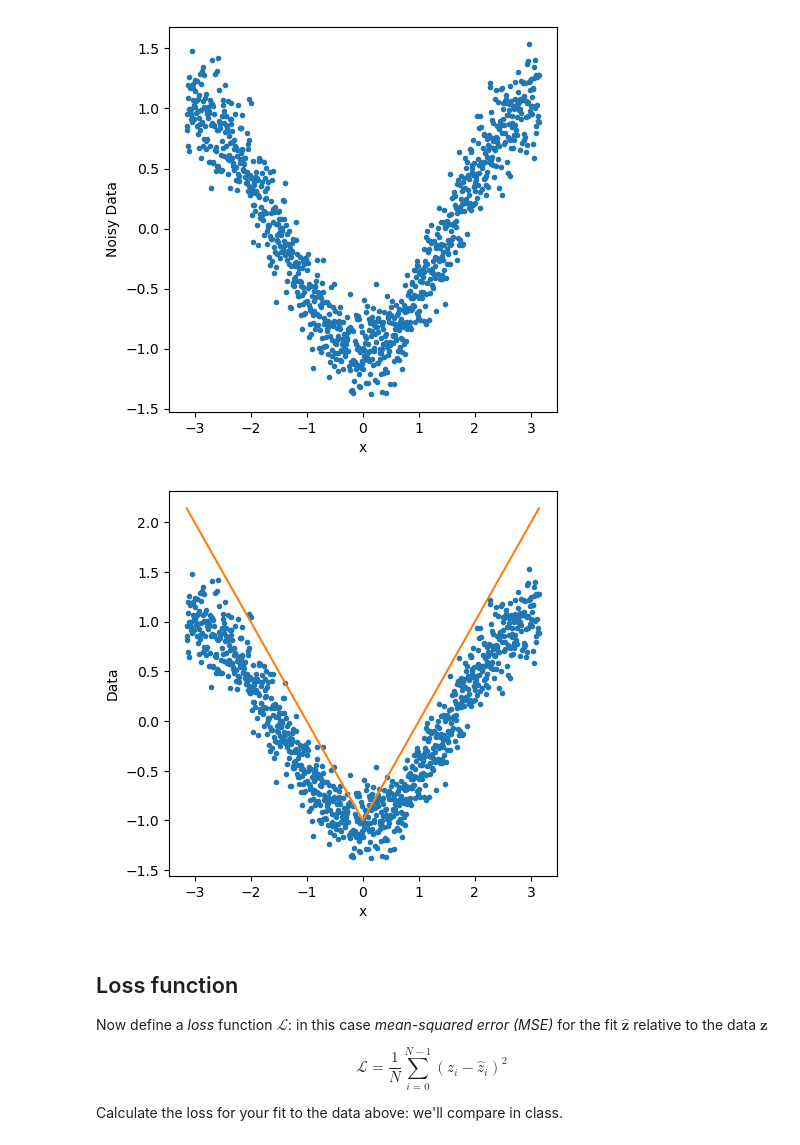
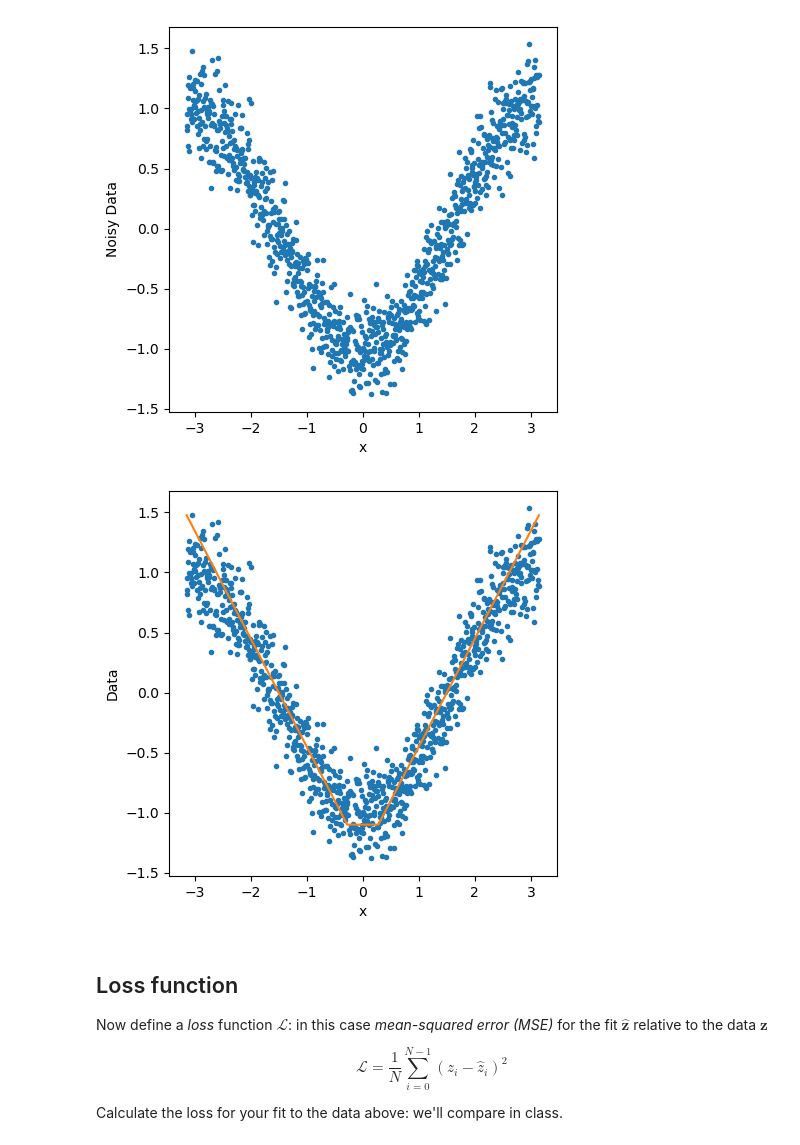
Before and after one commit to taobrienlbl/advanced_earth_science_data_analysis, a Jupyter notebook: lessons/07_machine_learning_intro/in_class_solutions/07_workalong01_machine_learning_basics.ipynb, the cells around one changed output. Saved outputs shown, nothing was run; the diff lists cells and outputs as text; code cells hidden in the pictures.

```diff
--- a/lessons/07_machine_learning_intro/in_class_solutions/07_workalong01_machine_learning_basics.ipynb
+++ b/lessons/07_machine_learning_intro/in_class_solutions/07_workalong01_machine_learning_basics.ipynb
@@ -86,22 +86,22 @@ def relu_sum(x : np.ndarray, w : np.ndarray, b : np.ndarray, bias : float = 0) -
 # %%
 """ Plot the sum of two relus, with w, b such that the function fits the data. """
 # manually set w and b such that they go through the data
-w = np.array([1, -1])
-b = np.array([0, 0])
-bias = -1
+w = np.array([-0.9, 0.9])
+b = np.array([0.25, 0.25])
+bias = -1.6
 
 # do the relu sum
 z = relu_sum(x, w, b, bias)
 
 # plot the noisy data
 fig, ax = plt.subplots(figsize = (5,5))
 ax.plot(x, noisy_data, '.', label="data")
 ax.plot(x, z, label="fit")
 ax.set_xlabel("x")
 ax.set_ylabel("Data")
 plt.show()
 # %% [output]
-[figure, old version]
+[figure, new version]
 # %% [markdown]
 ## Loss function
 
```
Also changed, not shown: parts of 13 cells of this notebook, 1 other file.
